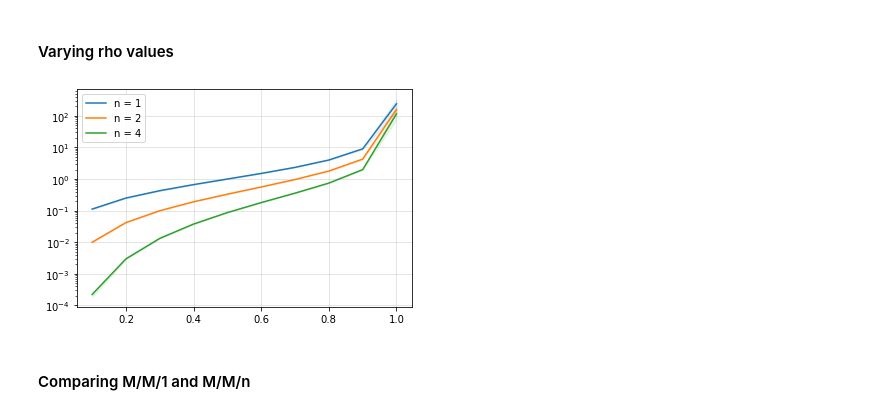
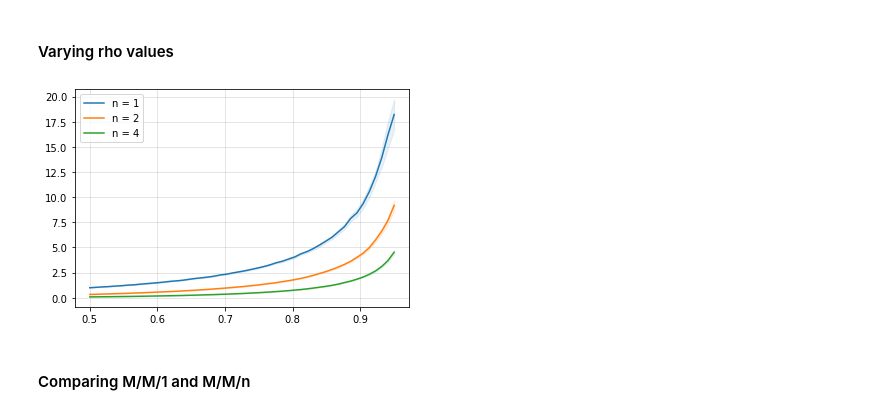
Before and after one commit to Maloup/Stochastic_assignment_2, a Jupyter notebook: Result_visualization.ipynb, the cells around one changed output. Drawn from its saved outputs; the diff is of its cells as text; code cells hidden in the pictures.

```diff
--- a/Result_visualization.ipynb
+++ b/Result_visualization.ipynb
@@ -22,10 +25,10 @@ def sp_confidence_interval(samples, p=0.95):
     a = stats.t.interval(p, df=len(samples)-1, loc=np.mean(samples), scale=stats.sem(samples))
     return a[1] - a[0]
 # %%
-def vary_rho(seed, capacity_server, t_length=1e5, n_server=1, steps=10, n_runs=20):
+def vary_rho(seed, capacity_server, t_length=1e5, n_server=1, steps=20, n_runs=20):
     manager = mp.Manager()
     results = manager.list()
-    rhos = np.linspace(0.1, 1, steps)
+    rhos = np.linspace(0.5, 0.95, steps)
     rngs = initialize_parallel_rngs(mp.cpu_count(), seed)
 
     work_queue = mp.Queue()
@@ -113,7 +119,8 @@ if False:
     rhos = None
 
     for i, n_server in enumerate((1, 2, 4)):
-        run_data, rhos_ = vary_rho(2378392, 1, t_length=1e5, n_runs=50, n_server=n_server)
+        run_data, rhos_ = vary_rho(seed=2378392, capacity_server=1, t_length=1e5, n_runs=50, n_server=n_server, steps = 50)
+        #run_data, rhos_ = vary_rho(seed=2378392, capacity_server=1, t_length=1e2, n_runs=50, n_server=n_server, steps = 50)
         rhos = rhos_
         varying_rho_data.append(run_data)
 
@@ -126,28 +133,29 @@ varying_rho_data = shelf["vary_rho_results"]
 rhos = shelf["rhos"]
 shelf.close()
 # %%
+#Start at a later point
 #fig = plt.figure(figsize=(16.5, 4))
 
 labels = ("n = 1", "n = 2", "n = 4")
 colors = ("tab:blue", "tab:orange", "tab:green")
 
 for i, n_server in enumerate((1, 2, 4)):
     #ax = fig.add_subplot(1, 3, i+1)
     #ax.set_title(f"n = {n_server}")
     #ax.set_xlabel("rho")
     run_data = varying_rho_data[i]
     run_data_mean = np.mean(run_data, axis=0)
     a = [sp_confidence_interval(samples) for samples in np.array(run_data).T]
     run_data_std = np.std(run_data, axis=0, ddof=1)
     plt.plot(rhos, run_data_mean, label=labels[i], color=colors[i])
     plt.fill_between(rhos, run_data_mean - a, run_data_mean + a, alpha=0.1, color=colors[i])
-    plt.yscale("log")
+    #plt.yscale("log")
     plt.grid(alpha=0.4)
 
 plt.legend()
 plt.show()
 # %% [output]
-[figure, old version]
+[figure, new version]
 # %% [markdown]
 #### Comparing M/M/1 and M/M/n
 # %%
```
Also changed, not shown: parts of 6 cells of this notebook, 6 other files.
